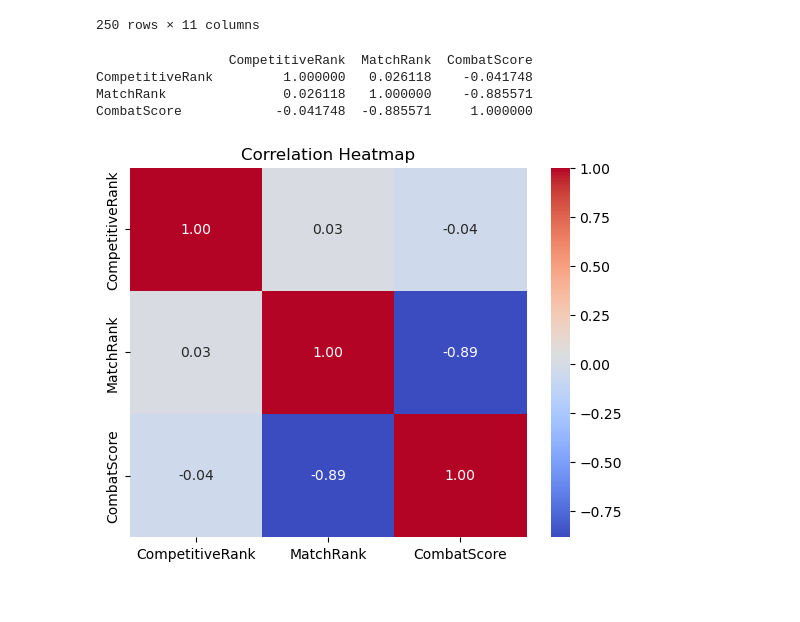
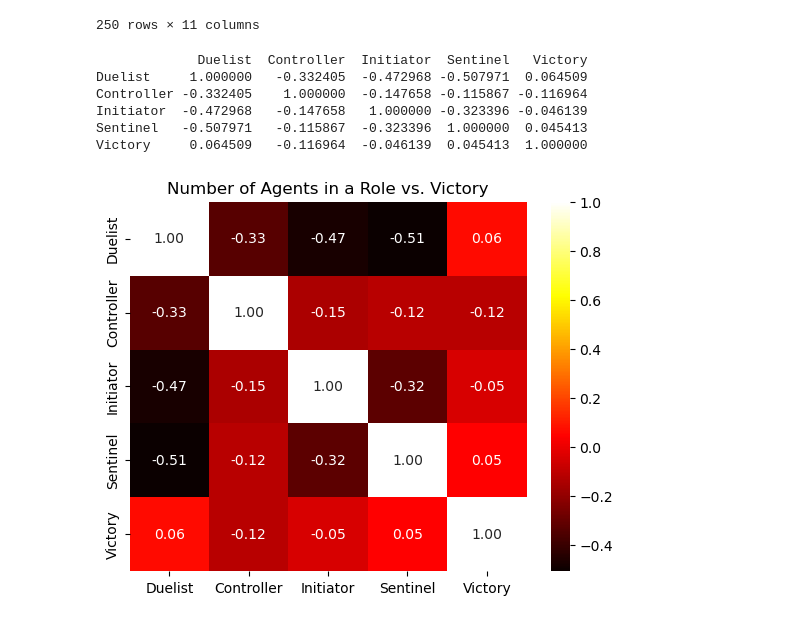
Before and after one commit to muhurto-rahman/PerfectPick, a Jupyter notebook: PerfectPick.ipynb, the cells around one changed output. Saved outputs shown, nothing was run; the diff lists cells and outputs as text; code cells hidden in the pictures.

```diff
--- a/PerfectPick.ipynb
+++ b/PerfectPick.ipynb
@@ -221,7 +221,7 @@ relevantcolumns = ["brimstone",'phoenix','sage','sova',
                   'skye','yoru','astra','kayo',
                   'chamber','neon','fade','harbor',
                   'gekko','deadlock','iso','clove',
-                  'vyse','Victory','DeltaScore']
+                  'vyse','Victory','DeltaScore','Map']
 
 modeldf = pd.DataFrame()
 
@@ -246,0 +247,12 @@ modeldf
+# %%
+# These are the official valorant agent roles
+modeldf['Duelist'] = modeldf[['jett','phoenix','yoru','neon','raze','reyna','iso']].sum(axis = 1)
+modeldf['Controller'] = modeldf[['brimstone','viper','omen','harbor','astra','clove']].sum(axis = 1)
+modeldf['Initiator'] = modeldf[['sova','breach','skye','kayo','fade','gekko']].sum(axis = 1)
+modeldf['Sentinel'] = modeldf[['sage','cypher','killjoy','chamber','deadlock','vyse']].sum(axis = 1)
+
+# These are roles that aren't official but is talked about a lot in team compositions by esports analysts
+modeldf['Flashes'] = modeldf[['phoenix','yoru','reyna','omen','breach','skye','kayo','gekko','deadlock']].sum(axis=1)
+modeldf['Info'] = modeldf[['skye','sova','fade','cypher','kayo']].sum(axis = 1)
+modeldf['Heals'] = modeldf[['skye','sage']].sum(axis = 1)
+modeldf['Movement'] = modeldf[['raze','jett','neon']].sum(axis = 1)
@@ -341,22 +492,22 @@ pdata
 # %%
 import seaborn as sns
 import matplotlib.pyplot as plt
-
-correlation_matrix = pdata[["CompetitiveRank", "MatchRank", "CombatScore"]].corr()
-
-# Print correlation values
+correlation_matrix = modeldf[["Duelist", "Controller", "Initiator","Sentinel","Victory"]].corr()
 print(correlation_matrix)
 
+
 # Visualize with heatmap
-sns.heatmap(correlation_matrix, annot=True, cmap="coolwarm", fmt=".2f")
-plt.title("Correlation Heatmap")
+sns.heatmap(correlation_matrix, annot=True, cmap="hot", fmt=".2f")
+plt.title("Number of Agents in a Role vs. Victory")
 plt.show()
 # %% [output]
-                 CompetitiveRank  MatchRank  CombatScore
-CompetitiveRank         1.000000   0.026118    -0.041748
-MatchRank               0.026118   1.000000    -0.885571
-CombatScore            -0.041748  -0.885571     1.000000
+             Duelist  Controller  Initiator  Sentinel   Victory
+Duelist     1.000000   -0.332405  -0.472968 -0.507971  0.064509
+Controller -0.332405    1.000000  -0.147658 -0.115867 -0.116964
+Initiator  -0.472968   -0.147658   1.000000 -0.323396 -0.046139
+Sentinel   -0.507971   -0.115867  -0.323396  1.000000  0.045413
+Victory     0.064509   -0.116964  -0.046139  0.045413  1.000000
-[figure, old version]
+[figure, new version]
 # %%
 
 sns.stripplot(data=pdata,
```
Also changed, not shown: parts of 12 cells of this notebook.
